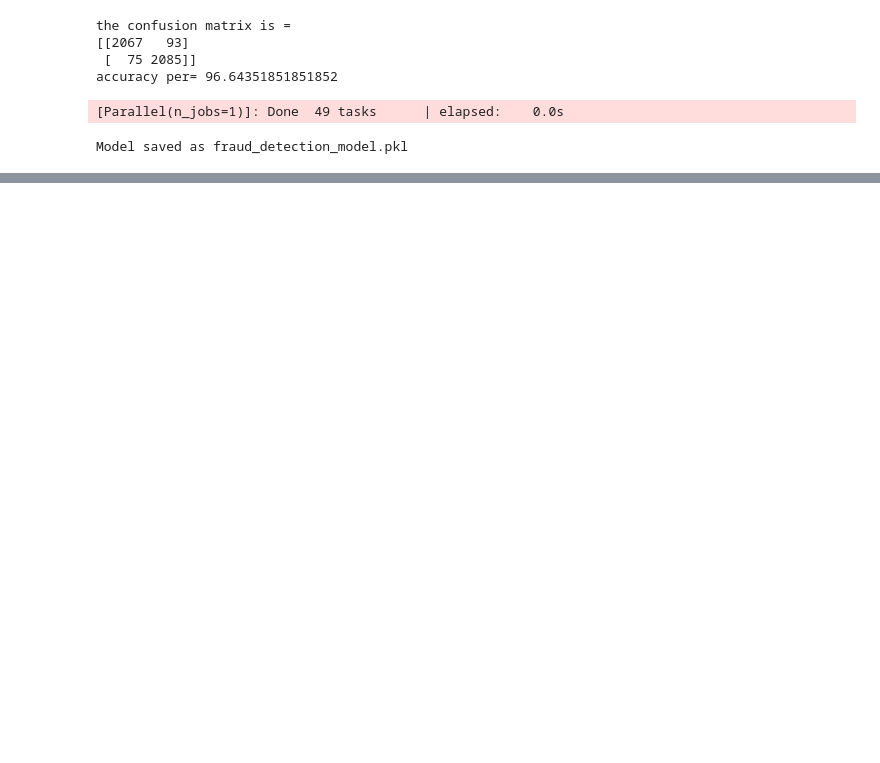
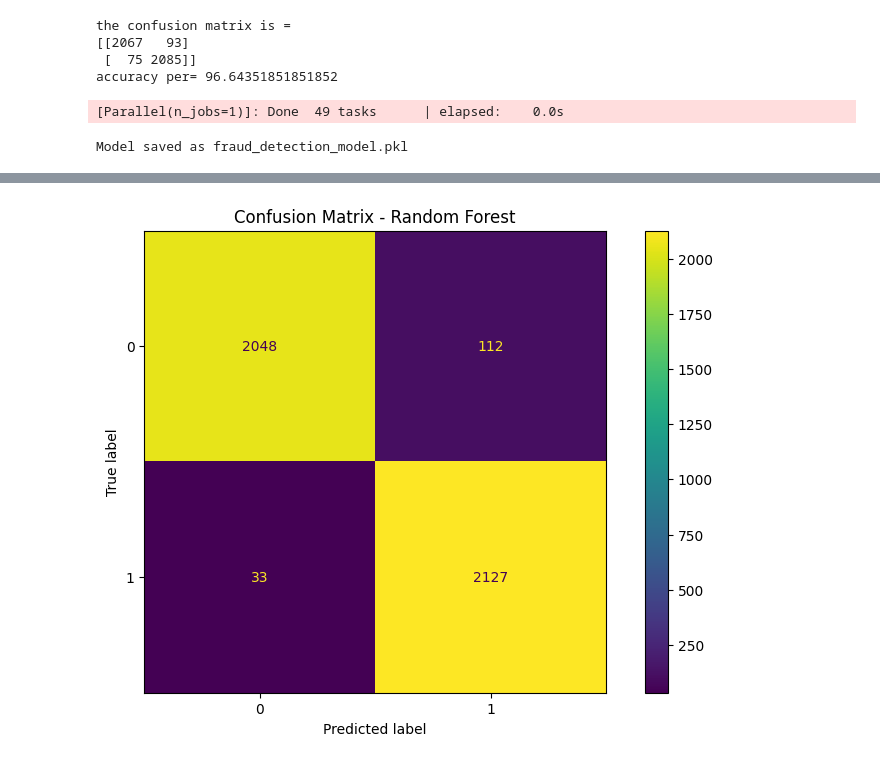
Before and after one commit to P-FardeenMalik/Fraud-Detection-on-Bank-Payments, a Jupyter notebook: Project.ipynb, the cells around one changed output, grey strips where cells are left out. Saved outputs shown, nothing was run; the diff lists cells and outputs as text; code cells hidden in the pictures; blank space fills up the shorter version.

```diff
--- a/Project.ipynb
+++ b/Project.ipynb
@@ -373,0 +404,7 @@ Model saved as fraud_detection_model.pkl
+# %%
+# Confusion Matrix for Random Forest
+y_pred_rf = rf.predict(X_test)
+ConfusionMatrixDisplay.from_predictions(y_test, y_pred_rf)
+plt.title("Confusion Matrix - Random Forest")
+plt.show()
+# %% [output]
@@ -373,0 +413 @@ Model saved as fraud_detection_model.pkl
+[figure, added]
```
Also changed, not shown: parts of 8 cells of this notebook, 1 other file.
